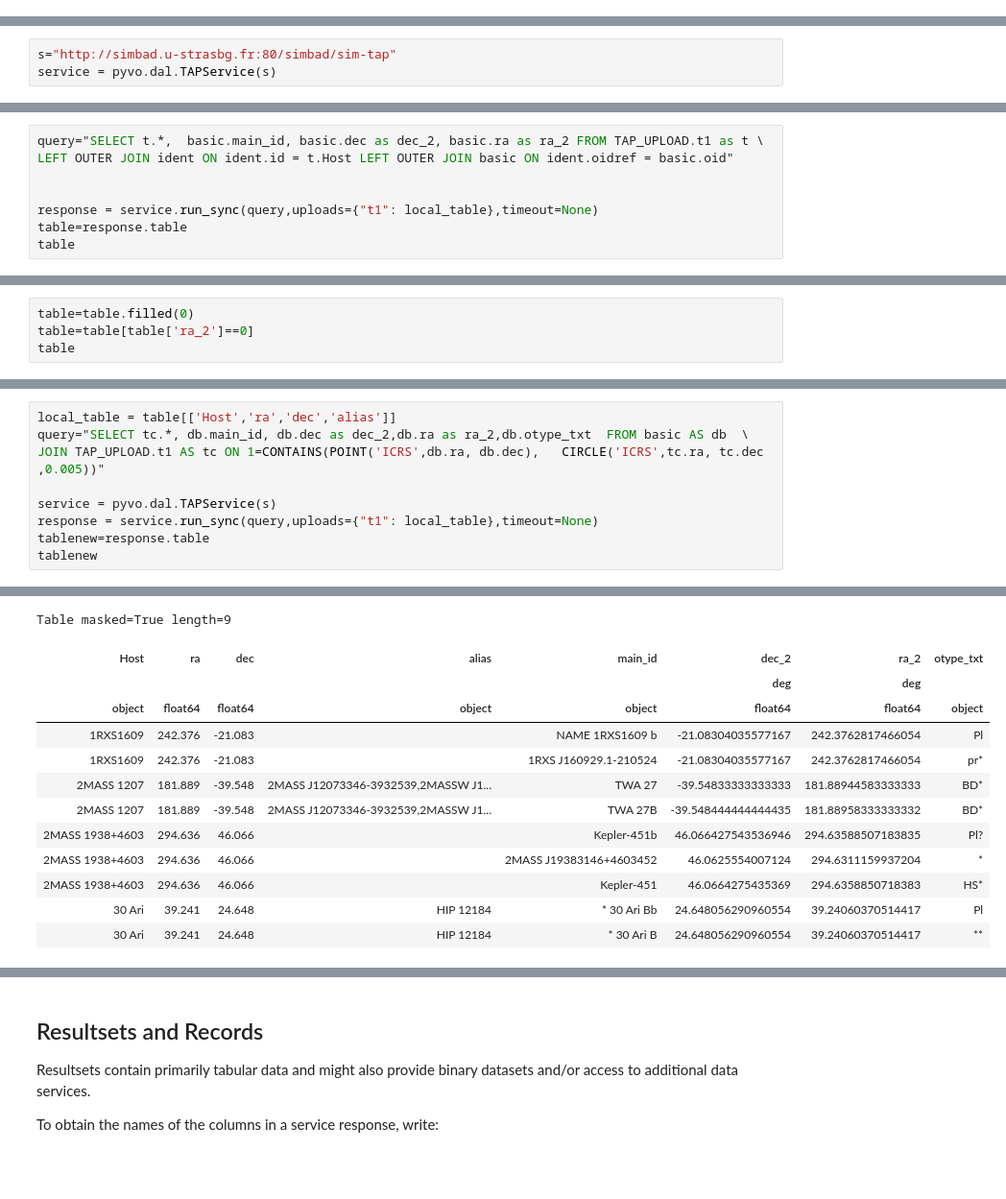
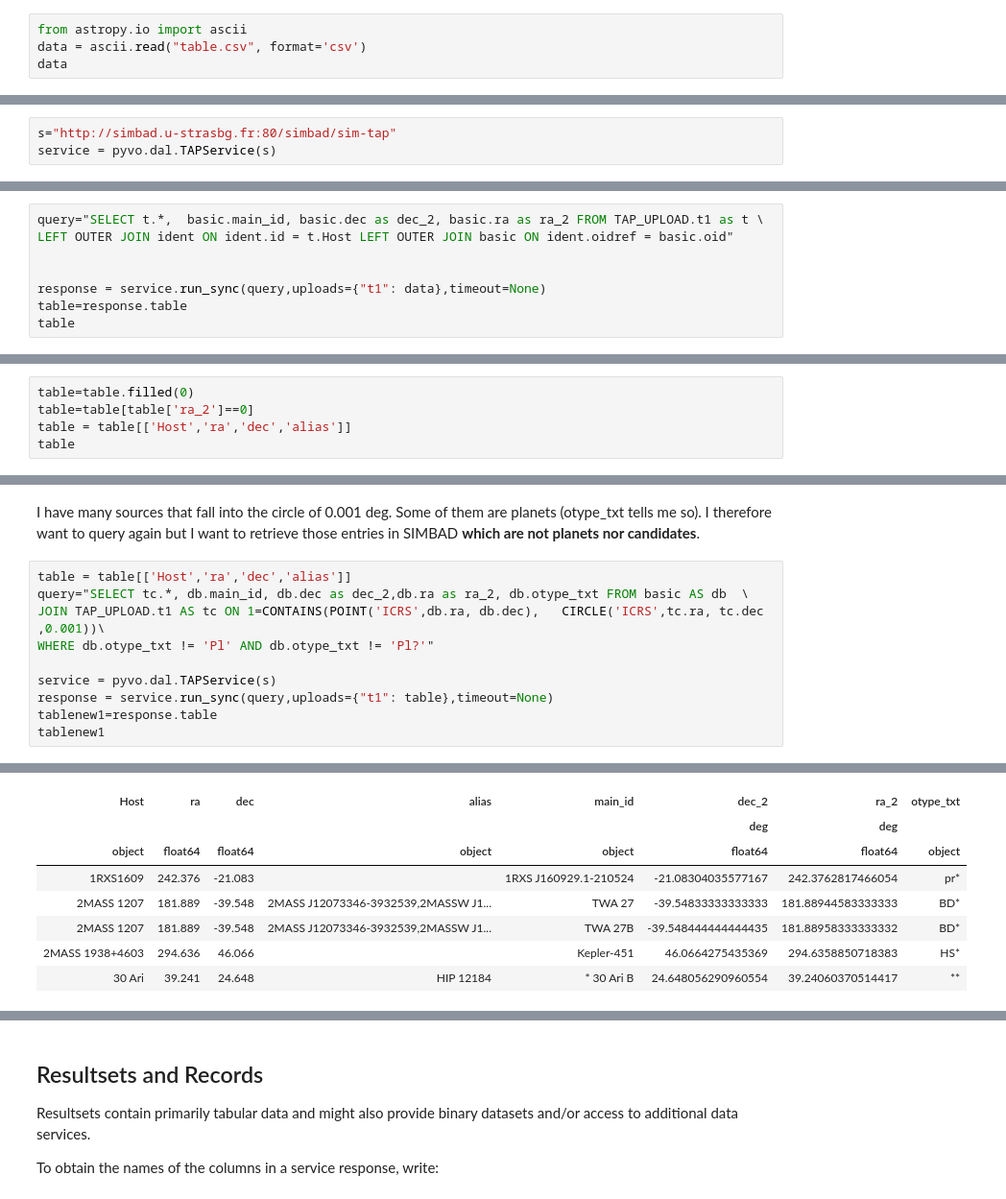
Before and after one commit to pyastropd/2019-04-17, a Jupyter notebook: Python VO tools.ipynb, the cells around one changed output, grey strips where cells are left out. Shown: that part at 96% size. Saved outputs shown, nothing was run; the diff lists cells and outputs as text; blank space fills up the shorter version.

```diff
--- a/Python VO tools.ipynb
+++ b/Python VO tools.ipynb
@@ -224,0 +180,4 @@ local_table = tab.Table.from_pandas(c[['Host','ra','dec','alias']])
+# %%
+from astropy.io import ascii
+data = ascii.read("table.csv", format='csv')
+data
@@ -232,7 +213,7 @@ query="SELECT t.*,  basic.main_id, basic.dec as dec_2, basic.ra as ra_2 FROM TAP
 LEFT OUTER JOIN ident ON ident.id = t.Host LEFT OUTER JOIN basic ON ident.oidref = basic.oid"
 
 
-response = service.run_sync(query,uploads={"t1": local_table},timeout=None)
+response = service.run_sync(query,uploads={"t1": data},timeout=None)
 table=response.table
 table
 # %% [output]
@@ -260,6 +242,7 @@ Table masked=True length=19
 # %%
 table=table.filled(0)
 table=table[table['ra_2']==0]
+table = table[['Host','ra','dec','alias']]
 table
 # %% [output]
 Table length=4
@@ -273,10 +278,13 @@ Table length=4
+# %% [markdown]
+I have many sources that fall into the circle of 0.001 deg. Some of them are planets (otype_txt tells me so). I therefore want to query again but I want to retrieve those entries in SIMBAD **which are not planets nor candidates**.
 # %%
-local_table = table[['Host','ra','dec','alias']]
-query="SELECT tc.*, db.main_id, db.dec as dec_2,db.ra as ra_2,db.otype_txt  FROM basic AS db  \
-JOIN TAP_UPLOAD.t1 AS tc ON 1=CONTAINS(POINT('ICRS',db.ra, db.dec),   CIRCLE('ICRS',tc.ra, tc.dec ,0.005))"
+table = table[['Host','ra','dec','alias']]
+query="SELECT tc.*, db.main_id, db.dec as dec_2,db.ra as ra_2, db.otype_txt FROM basic AS db  \
+JOIN TAP_UPLOAD.t1 AS tc ON 1=CONTAINS(POINT('ICRS',db.ra, db.dec),   CIRCLE('ICRS',tc.ra, tc.dec ,0.001))\
+WHERE db.otype_txt != 'Pl' AND db.otype_txt != 'Pl?'"
 
 service = pyvo.dal.TAPService(s)
-response = service.run_sync(query,uploads={"t1": local_table},timeout=None)
-tablenew=response.table
-tablenew
+response = service.run_sync(query,uploads={"t1": table},timeout=None)
+tablenew1=response.table
+tablenew1
 # %% [output]
@@ -284,13 +292,8 @@ WARNING: AstropyDeprecationWarning: Using the table property is deprecated. Plea
-Table masked=True length=9
 | Host | ra | dec | alias | main_id | dec_2 | ra_2 | otype_txt |
 |  |  |  |  |  | deg | deg |  |
 | object | float64 | float64 | object | object | float64 | float64 | object |
-| 1RXS1609 | 242.376 | -21.083 |  | NAME 1RXS1609 b | -21.08304035577167 | 242.3762817466054 | Pl |
 | 1RXS1609 | 242.376 | -21.083 |  | 1RXS J160929.1-210524 | -21.08304035577167 | 242.3762817466054 | pr* |
 | 2MASS 1207 | 181.889 | -39.548 | 2MASS J12073346-3932539,2MASSW J1... | TWA 27 | -39.54833333333333 | 181.88944583333333 | BD* |
 | 2MASS 1207 | 181.889 | -39.548 | 2MASS J12073346-3932539,2MASSW J1... | TWA 27B | -39.548444444444435 | 181.88958333333332 | BD* |
-| 2MASS 1938+4603 | 294.636 | 46.066 |  | Kepler-451b | 46.066427543536946 | 294.63588507183835 | Pl? |
-| 2MASS 1938+4603 | 294.636 | 46.066 |  | 2MASS J19383146+4603452 | 46.0625554007124 | 294.6311159937204 | * |
 | 2MASS 1938+4603 | 294.636 | 46.066 |  | Kepler-451 | 46.0664275435369 | 294.6358850718383 | HS* |
-| 30 Ari | 39.241 | 24.648 | HIP 12184 | * 30 Ari Bb | 24.648056290960554 | 39.24060370514417 | Pl |
 | 30 Ari | 39.241 | 24.648 | HIP 12184 | * 30 Ari B | 24.648056290960554 | 39.24060370514417 | ** |
```
Also changed, not shown: parts of 21 cells of this notebook.
